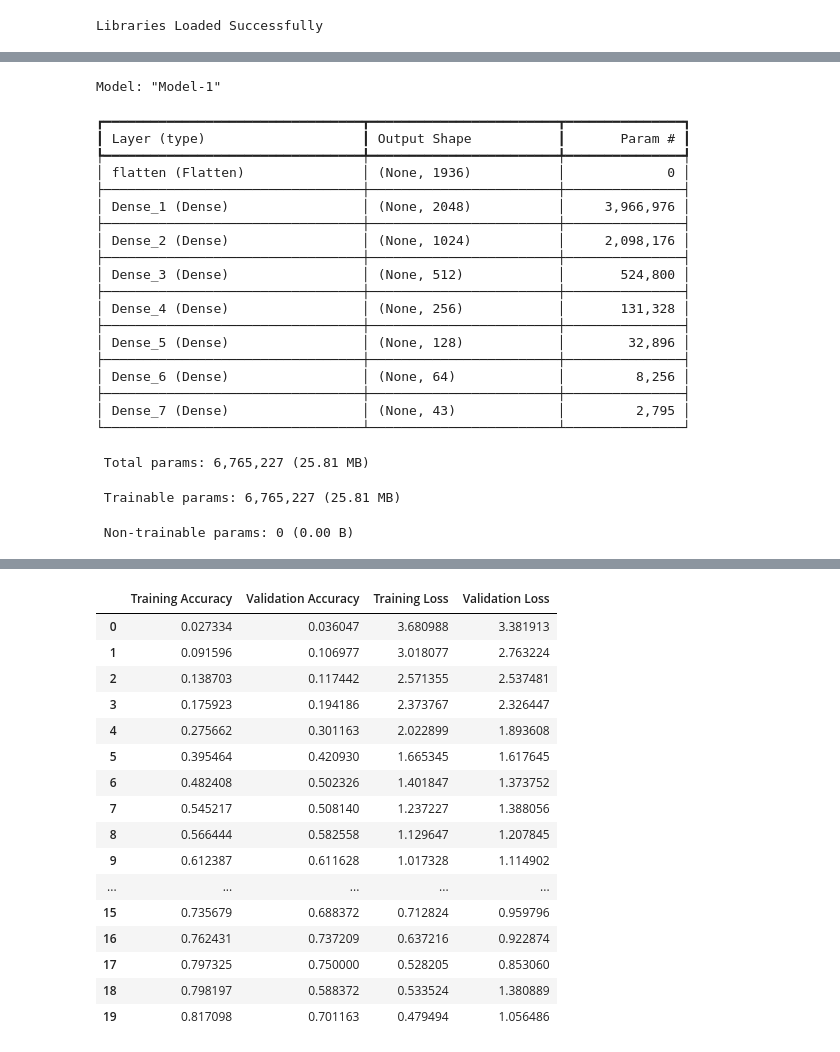
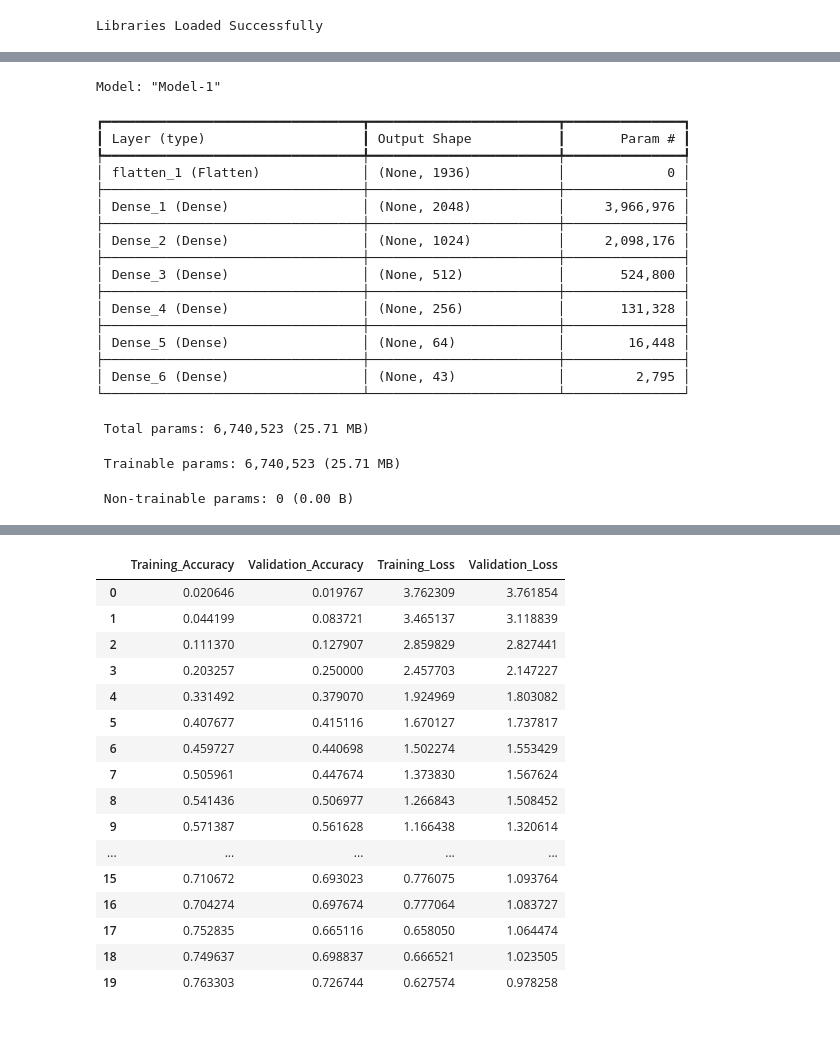
Before and after one commit to ArtinABS/Persian-Alphabet-Recognition, a Jupyter notebook: Models/Neural Network/ANN.ipynb, the cells around one changed output, grey strips where cells are left out. Saved outputs shown, nothing was run; the diff lists cells and outputs as text; code cells hidden in the pictures.

```diff
--- a/Models/Neural Network/ANN.ipynb
+++ b/Models/Neural Network/ANN.ipynb
@@ -17,13 +17,13 @@ DATASET2 = "F:\Programming\Python\Machine Learning\Persian-Alphabet-Recognition\
 REAL_DATA = "F:\Programming\Python\Machine Learning\Persian-Alphabet-Recognition\Datasets\Real Data"
 
 IMAGE_SIZE = 64
-SLICE = 10
-INPUT_SHAPE = (IMAGE_SIZE-2*SLICE, IMAGE_SIZE-2*SLICE)
+SHRINK = 10
+INPUT_SHAPE = (IMAGE_SIZE-2*SHRINK, IMAGE_SIZE-2*SHRINK)
 CLASSES = 43
 
 EPOCHS = 20
 # %%
-dataloader = DataLoader(path=DATASET1, image_size=IMAGE_SIZE, slice=SLICE, padding=0, invert=True)
+dataloader = DataLoader(path=DATASET1, image_size=IMAGE_SIZE, shrink=SHRINK, padding=0, invert=True)
 X, y = dataloader.load_data()
 X_train, X_test, y_train, y_test = train_test_split(X, y, train_size=0.8)
 
@@ -68,9 +68,8 @@ model_1.add(layers.Dense(units=2048, activation='relu', use_bias=True, name='Den
 model_1.add(layers.Dense(units=1024, activation='relu', use_bias=True, name='Dense_2'))
 model_1.add(layers.Dense(units=512, activation='relu', use_bias=True, name='Dense_3'))
 model_1.add(layers.Dense(units=256, activation='relu', use_bias=True, name='Dense_4'))
-model_1.add(layers.Dense(units=128, activation='relu', use_bias=True, name='Dense_5'))
-model_1.add(layers.Dense(units=64, activation='relu', use_bias=True, name='Dense_6'))
-model_1.add(layers.Dense(units=CLASSES, activation='softmax', use_bias=True, name='Dense_7'))
+model_1.add(layers.Dense(units=64, activation='relu', use_bias=True, name='Dense_5'))
+model_1.add(layers.Dense(units=CLASSES, activation='softmax', use_bias=True, name='Dense_6'))
 
 model_1.summary()
 # %% [output]
@@ -78,7 +77,7 @@ Model: "Model-1"
 ┏━━━━━━━━━━━━━━━━━━━━━━━━━━━━━━━━━┳━━━━━━━━━━━━━━━━━━━━━━━━┳━━━━━━━━━━━━━━━┓
 ┃ Layer (type)                    ┃ Output Shape           ┃       Param # ┃
 ┡━━━━━━━━━━━━━━━━━━━━━━━━━━━━━━━━━╇━━━━━━━━━━━━━━━━━━━━━━━━╇━━━━━━━━━━━━━━━┩
-│ flatten (Flatten)               │ (None, 1936)           │             0 │
+│ flatten_1 (Flatten)             │ (None, 1936)           │             0 │
 ├─────────────────────────────────┼────────────────────────┼───────────────┤
 │ Dense_1 (Dense)                 │ (None, 2048)           │     3,966,976 │
 ├─────────────────────────────────┼────────────────────────┼───────────────┤
@@ -88,14 +87,12 @@ Model: "Model-1"
 ├─────────────────────────────────┼────────────────────────┼───────────────┤
 │ Dense_4 (Dense)                 │ (None, 256)            │       131,328 │
 ├─────────────────────────────────┼────────────────────────┼───────────────┤
-│ Dense_5 (Dense)                 │ (None, 128)            │        32,896 │
+│ Dense_5 (Dense)                 │ (None, 64)             │        16,448 │
 ├─────────────────────────────────┼────────────────────────┼───────────────┤
-│ Dense_6 (Dense)                 │ (None, 64)             │         8,256 │
-├─────────────────────────────────┼────────────────────────┼───────────────┤
-│ Dense_7 (Dense)                 │ (None, 43)             │         2,795 │
+│ Dense_6 (Dense)                 │ (None, 43)             │         2,795 │
 └─────────────────────────────────┴────────────────────────┴───────────────┘
- Total params: 6,765,227 (25.81 MB)
+ Total params: 6,740,523 (25.71 MB)
- Trainable params: 6,765,227 (25.81 MB)
+ Trainable params: 6,740,523 (25.71 MB)
  Non-trainable params: 0 (0.00 B)
 # %%
 model_1.compile(optimizer='adam', loss=keras.losses.sparse_categorical_crossentropy, metrics=['accuracy'])
@@ -103,10 +100,10 @@ model_1.compile(optimizer='adam', loss=keras.losses.sparse_categorical_crossentr
 history = model_1.fit(X_train, y_train, epochs=EPOCHS, validation_data=(X_test, y_test))
 
 history_df_1 = pd.DataFrame({
-    'Training Accuracy': history.history['accuracy'],
-    'Validation Accuracy': history.history['val_accuracy'],
-    'Training Loss': history.history['loss'],
-    'Validation Loss': history.history['val_loss']
+    'Training_Accuracy': history.history['accuracy'],
+    'Validation_Accuracy': history.history['val_accuracy'],
+    'Training_Loss': history.history['loss'],
+    'Validation_Loss': history.history['val_loss']
 })
 
 # model_1.save(f"F:/Programming/Python/Machine Learning/Persian-Alphabet-Recognition/Models/Neural Network/{history.history['val_accuracy'][-1]:.4f}_val_acc.keras")
@@ -133,17 +130,17 @@ Epoch 20/20
-|  | Training Accuracy | Validation Accuracy | Training Loss | Validation Loss |
-| 0 | 0.027334 | 0.036047 | 3.680988 | 3.381913 |
-| 1 | 0.091596 | 0.106977 | 3.018077 | 2.763224 |
-| 2 | 0.138703 | 0.117442 | 2.571355 | 2.537481 |
-| 3 | 0.175923 | 0.194186 | 2.373767 | 2.326447 |
-| 4 | 0.275662 | 0.301163 | 2.022899 | 1.893608 |
-| 5 | 0.395464 | 0.420930 | 1.665345 | 1.617645 |
-| 6 | 0.482408 | 0.502326 | 1.401847 | 1.373752 |
-| 7 | 0.545217 | 0.508140 | 1.237227 | 1.388056 |
-| 8 | 0.566444 | 0.582558 | 1.129647 | 1.207845 |
-| 9 | 0.612387 | 0.611628 | 1.017328 | 1.114902 |
+|  | Training_Accuracy | Validation_Accuracy | Training_Loss | Validation_Loss |
+| 0 | 0.020646 | 0.019767 | 3.762309 | 3.761854 |
+| 1 | 0.044199 | 0.083721 | 3.465137 | 3.118839 |
+| 2 | 0.111370 | 0.127907 | 2.859829 | 2.827441 |
+| 3 | 0.203257 | 0.250000 | 2.457703 | 2.147227 |
+| 4 | 0.331492 | 0.379070 | 1.924969 | 1.803082 |
+| 5 | 0.407677 | 0.415116 | 1.670127 | 1.737817 |
+| 6 | 0.459727 | 0.440698 | 1.502274 | 1.553429 |
+| 7 | 0.505961 | 0.447674 | 1.373830 | 1.567624 |
+| 8 | 0.541436 | 0.506977 | 1.266843 | 1.508452 |
+| 9 | 0.571387 | 0.561628 | 1.166438 | 1.320614 |
 | ... | ... | ... | ... | ... |
-| 15 | 0.735679 | 0.688372 | 0.712824 | 0.959796 |
-| 16 | 0.762431 | 0.737209 | 0.637216 | 0.922874 |
-| 17 | 0.797325 | 0.750000 | 0.528205 | 0.853060 |
-| 18 | 0.798197 | 0.588372 | 0.533524 | 1.380889 |
-| 19 | 0.817098 | 0.701163 | 0.479494 | 1.056486 |
+| 15 | 0.710672 | 0.693023 | 0.776075 | 1.093764 |
+| 16 | 0.704274 | 0.697674 | 0.777064 | 1.083727 |
+| 17 | 0.752835 | 0.665116 | 0.658050 | 1.064474 |
+| 18 | 0.749637 | 0.698837 | 0.666521 | 1.023505 |
+| 19 | 0.763303 | 0.726744 | 0.627574 | 0.978258 |
```
Also changed, not shown: parts of 10 cells of this notebook, 1 other file.
